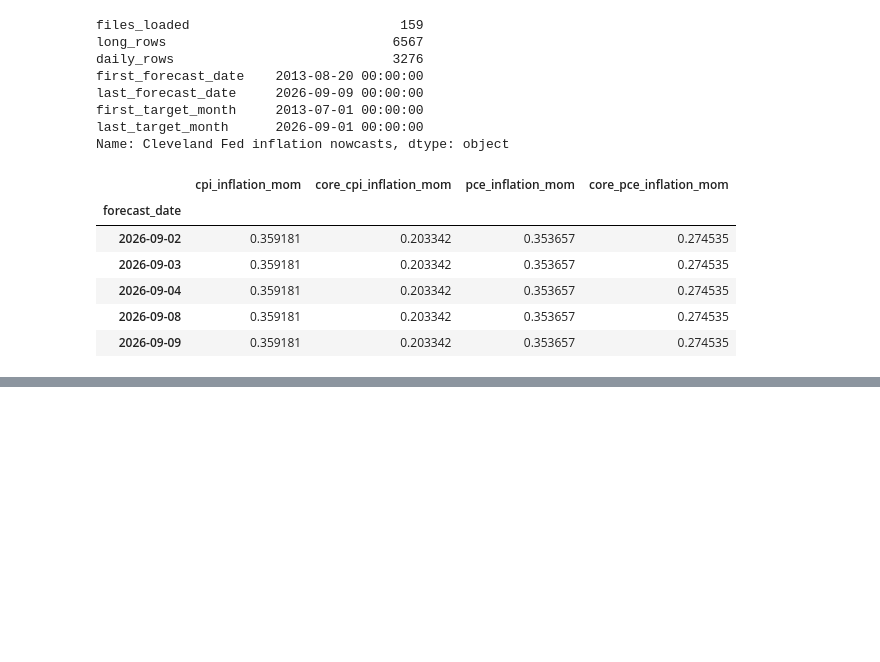
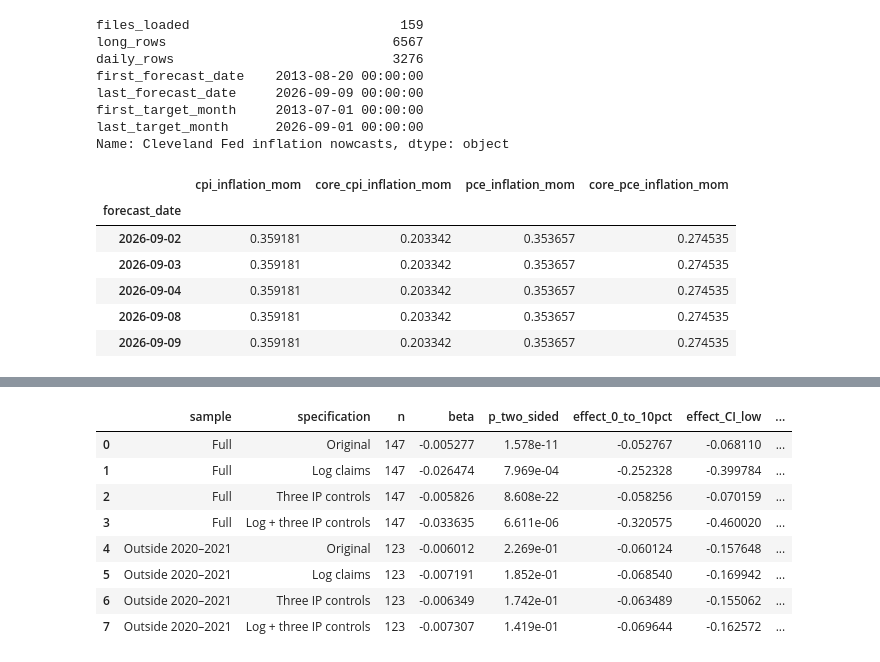
Before and after one commit to Yzc20060417/Systematic-Equities, a Jupyter notebook: EDA.ipynb, the cells around one changed output, grey strips where cells are left out. Drawn from its saved outputs; the diff is of its cells as text; code cells hidden in the pictures; blank space fills up the shorter version.

```diff
--- a/EDA.ipynb
+++ b/EDA.ipynb
@@ -771,0 +2093,92 @@ Name: Cleveland Fed inflation nowcasts, dtype: object
+# %%
+# 2B. Point-in-time additional growth controls and log claims
+
+h1_spec_data = h1_audit.copy()
+h1_ip_grid = indpro_vintages.sort_index().sort_index(axis=1).asfreq("MS")
+
+if (h1_spec_data["claims_change"] <= -100).any():
+    raise ValueError("Log claims transformation requires claims_change > -100.")
+
+h1_spec_data["claims_log"] = (
+    100 * np.log1p(h1_spec_data["claims_change"] / 100)
+)
+
+# Use the SAME historical vintage available at each forecast origin.
+for origin, row in h1_spec_data.iterrows():
+    published_growth = (
+        100 *
+        h1_ip_grid[row["ip_vintage_used"]].pct_change(fill_method=None)
+    )
+
+    for lag in [2, 3]:
+        month = row["ip_month_used"] - pd.DateOffset(months=lag - 1)
+        h1_spec_data.loc[origin, f"ip_known_{lag}"] = (
+            published_growth.get(month, np.nan)
+        )
+
+h1_spec_common = h1_spec_data.dropna(subset=[
+    H1_Y, "ip_growth_known", "ip_known_2", "ip_known_3",
+    "claims_change", "claims_log",
+])
+
+specifications = {
+    "Original": ("claims_change", ["ip_growth_known"]),
+    "Log claims": ("claims_log", ["ip_growth_known"]),
+    "Three IP controls": (
+        "claims_change",
+        ["ip_growth_known", "ip_known_2", "ip_known_3"],
+    ),
+    "Log + three IP controls": (
+        "claims_log",
+        ["ip_growth_known", "ip_known_2", "ip_known_3"],
+    ),
+}
+
+spec_rows = []
+
+for sample_name in ["Full", "Outside 2020–2021"]:
+    sample = h1_spec_common.loc[
+        h1_spec_common.index.intersection(h1_samples[sample_name].index)
+    ]
+
+    for spec_name, (claims_term, controls) in specifications.items():
+        f, V, tab = fit_calendar_hac(
+            sample, H1_Y, controls + [claims_term], H1_L
+        )
+
+        contrast = (
+            10 if claims_term == "claims_change"
+            else 100 * np.log1p(.10)
+        )
+        result = tab.loc[claims_term]
+
+        extra_p = np.nan
+        if "ip_known_2" in controls:
+            extra_p = wald_zero(
+                f, V, ["ip_known_2", "ip_known_3"]
+            )["p"]
+
+        spec_rows.append({
+            "sample": sample_name,
+            "specification": spec_name,
+            "n": int(f.nobs),
+            "beta": result["beta"],
+            "p_two_sided": result["p_two_sided"],
+            "effect_0_to_10pct": contrast * result["beta"],
+            "effect_CI_low": contrast * result["CI_low"],
+            "effect_CI_high": contrast * result["CI_high"],
+            "p_extra_IP_controls": extra_p,
+        })
+
+h1_spec_results = pd.DataFrame(spec_rows)
+show_results(h1_spec_results)
+# %% [output]
+|  | sample | specification | n | beta | p_two_sided | effect_0_to_10pct | effect_CI_low | ... |
+| 0 | Full | Original | 147 | -0.005277 | 1.578e-11 | -0.052767 | -0.068110 | ... |
+| 1 | Full | Log claims | 147 | -0.026474 | 7.969e-04 | -0.252328 | -0.399784 | ... |
+| 2 | Full | Three IP controls | 147 | -0.005826 | 8.608e-22 | -0.058256 | -0.070159 | ... |
+| 3 | Full | Log + three IP controls | 147 | -0.033635 | 6.611e-06 | -0.320575 | -0.460020 | ... |
+| 4 | Outside 2020–2021 | Original | 123 | -0.006012 | 2.269e-01 | -0.060124 | -0.157648 | ... |
+| 5 | Outside 2020–2021 | Log claims | 123 | -0.007191 | 1.852e-01 | -0.068540 | -0.169942 | ... |
+| 6 | Outside 2020–2021 | Three IP controls | 123 | -0.006349 | 1.742e-01 | -0.063489 | -0.155062 | ... |
+| 7 | Outside 2020–2021 | Log + three IP controls | 123 | -0.007307 | 1.419e-01 | -0.069644 | -0.162572 | ... |
```
Also changed, not shown: parts of 19 cells of this notebook.
